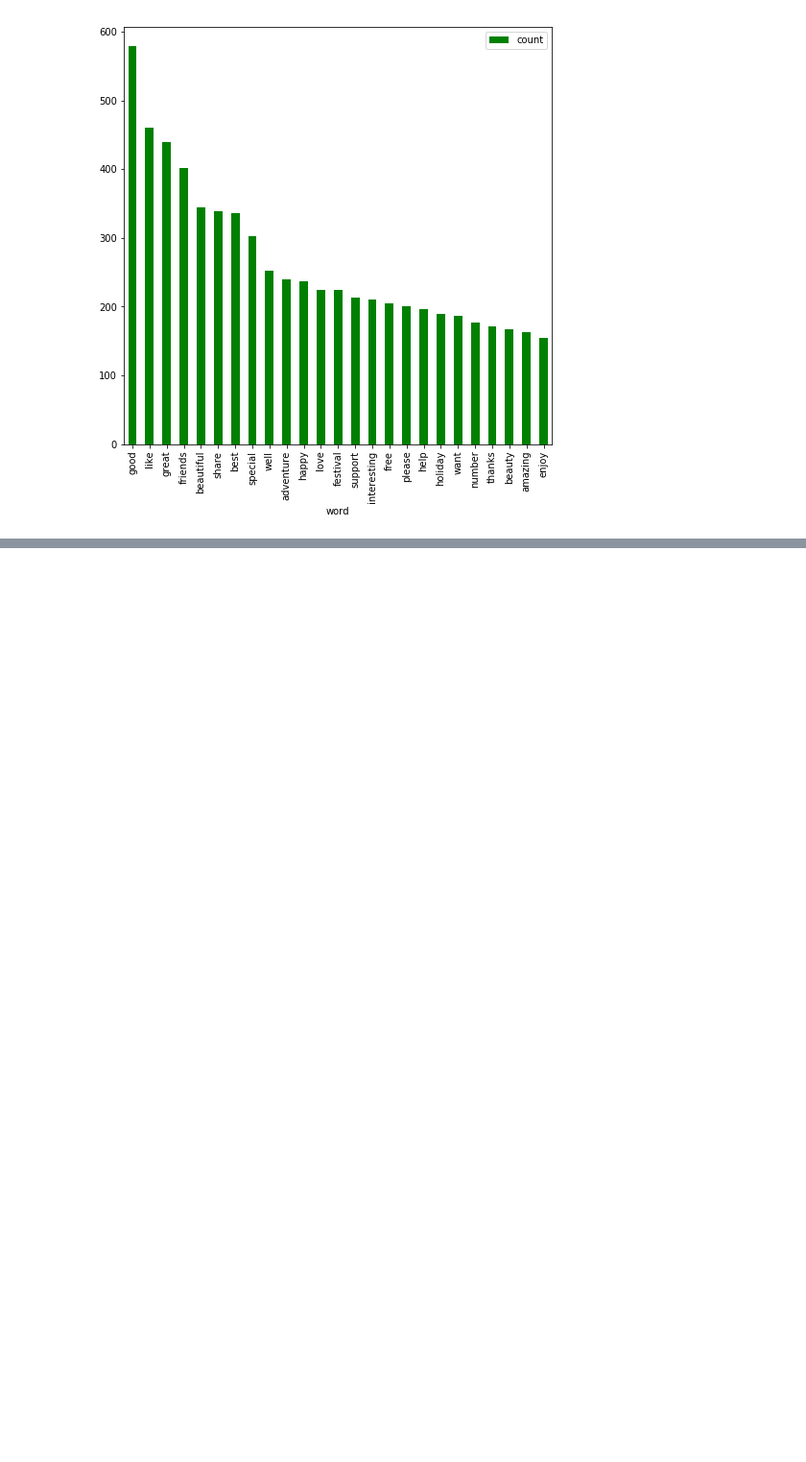
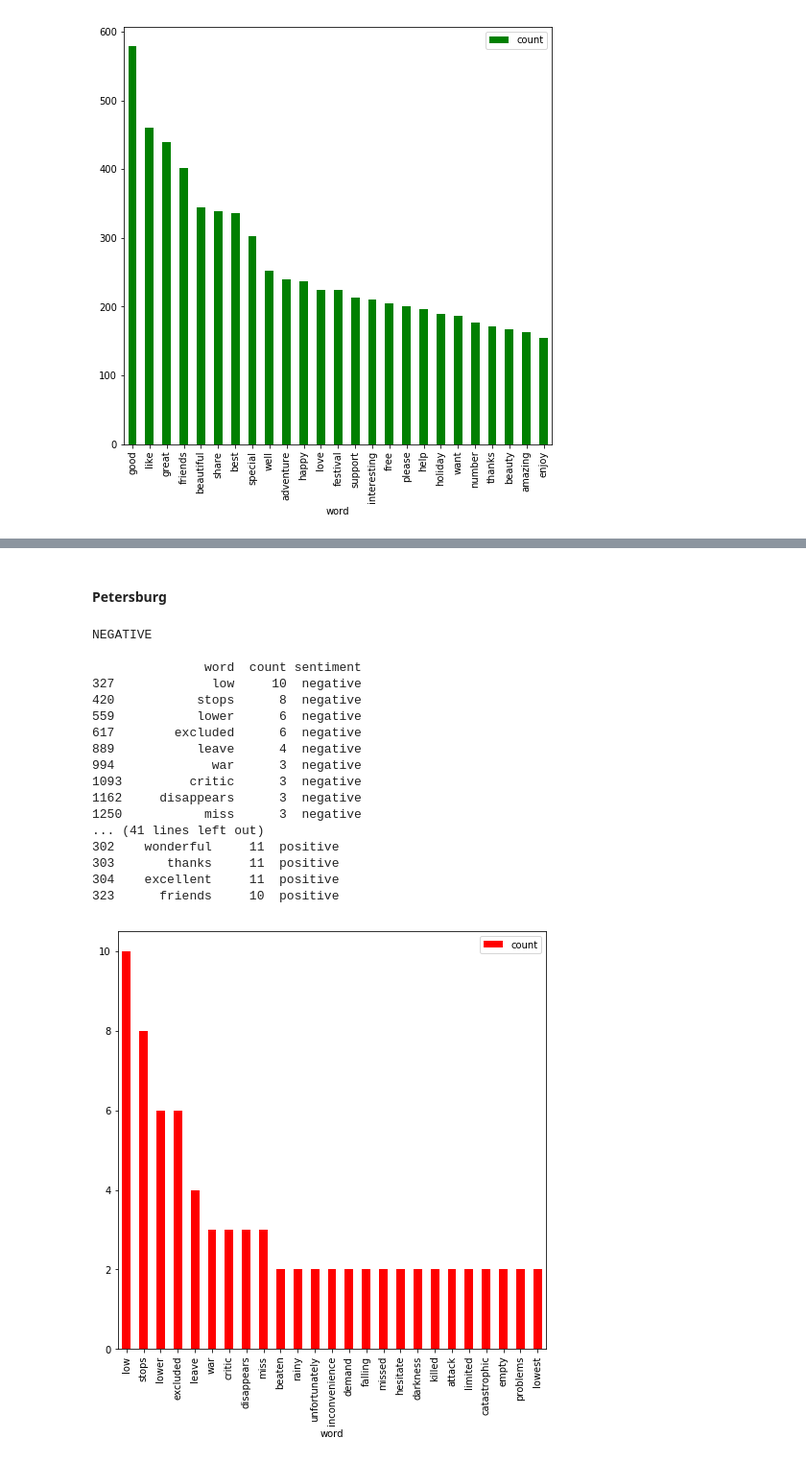
Before and after one commit to dbulgakov/ML-Russia-Tourism, a Jupyter notebook: Tourism analysis.ipynb, the cells around one changed output, grey strips where cells are left out. Shown at 96% size. Drawn from its saved outputs; the diff is of its cells as text; code cells hidden in the pictures; blank space fills up the shorter version.

```diff
--- a/Tourism analysis.ipynb
+++ b/Tourism analysis.ipynb
@@ -436,0 +552,23 @@ negative.plot.bar(x='word', y='count', figsize=(8, 8), color='green')
+# %% [markdown]
+#### Petersburg
+# %%
+plot_city(data, 'petersburg')
+# %% [output]
+NEGATIVE
+
+               word  count sentiment
+327             low     10  negative
+420           stops      8  negative
+559           lower      6  negative
+617        excluded      6  negative
+889           leave      4  negative
+994             war      3  negative
+1093         critic      3  negative
+1162     disappears      3  negative
+1250           miss      3  negative
+... (41 lines left out)
+302    wonderful     11  positive
+303       thanks     11  positive
+304    excellent     11  positive
+323      friends     10  positive
+[figure, added]
```
Also changed, not shown: parts of 19 cells of this notebook.
